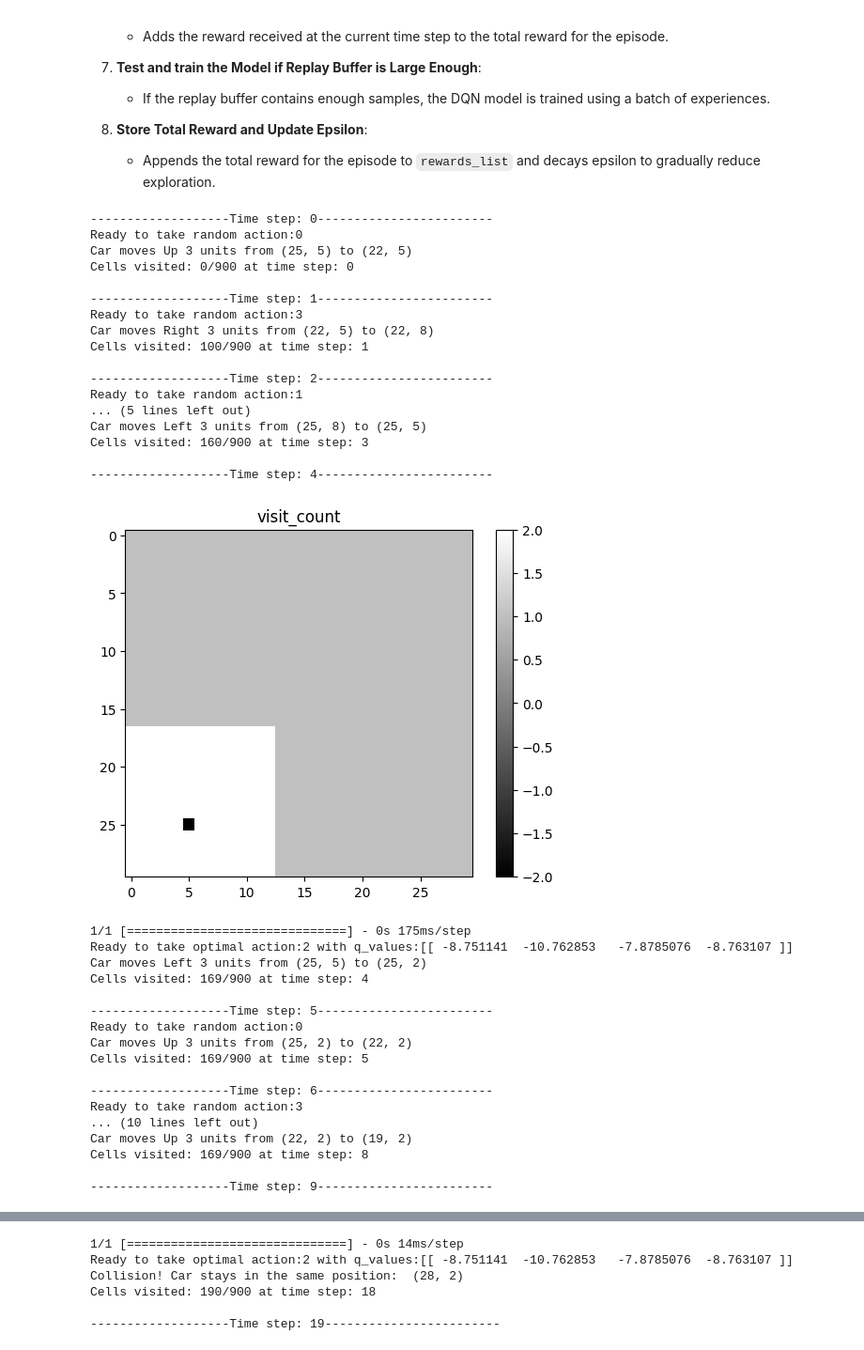
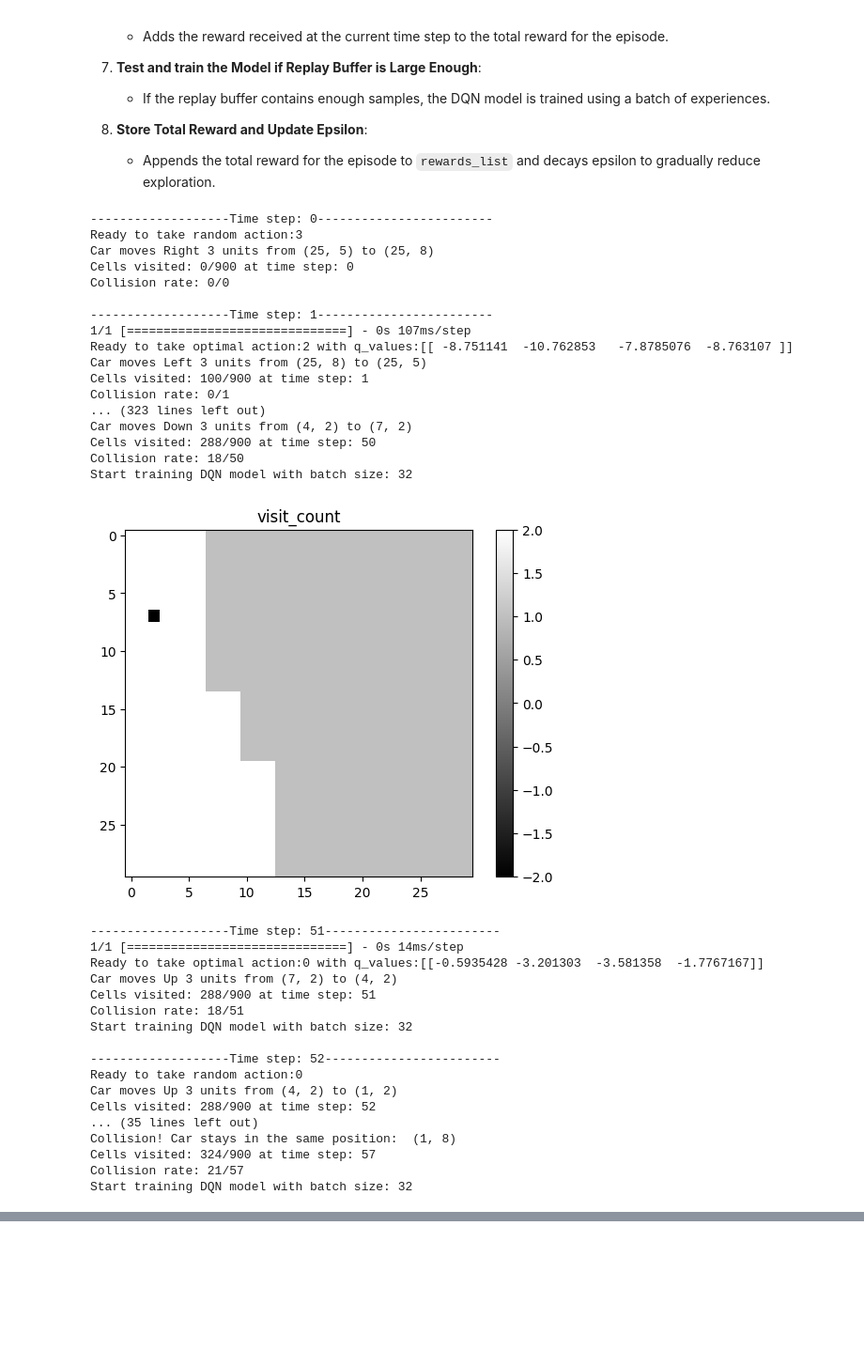
Before and after one commit to dragonundertheworld/ME5418, a Jupyter notebook: dummy_DQN.ipynb, the cells around one changed output, grey strips where cells are left out. Shown at 94% size. Cells and saved outputs as stored; diff of their text form; code cells hidden in the pictures; blank space fills up the shorter version.

```diff
--- a/dummy_DQN.ipynb
+++ b/dummy_DQN.ipynb
@@ -67,7 +67,7 @@ epochs = 10 # 每个地图训练次数
 
 # DQN parameters
 gamma = 0.99  # discount rate, 0.99 means the future rewards are considered important
-epsilon = 0.8 # 探索率
+epsilon = 0.6 # 探索率
 epsilon_min = 0.01 # 最小探索率
 epsilon_decay = 0.995 # 探索衰减率
 
@@ -210,7 +210,7 @@ def select_action(state, epsilon):
         action = random.randrange(action_size)  # Explore: random action
         print(f'Ready to take random action:{action}')
     else:
-        env.render(map_type="visit_count")
+#         env.render(map_type="visit_count")
         q_values = model.predict(state)  # Exploit: select action with max Q-value
         action_list = np.argsort(q_values[0])[::-1]
         action = action_list[0]
@@ -404,6 +404,7 @@ if train_mode == 'test':
     replay_buffer = deque(maxlen=2000)
     images = []
     titles = []
+    collision_time = 0
 
     # Loop through each time step
     for time_step in range(time_steps):
@@ -422,63 +423,69 @@ if train_mode == 'test':
             save_to_gif(images,'test_dqn_gif', f'policy_by_DQN_fully_explored{time.strftime("%m-%d_%H-%M")}.gif', titles)
             print("ALL DONE")
             break
-        cells_visited = state[0][state[0] == EXPLORED].shape[0] # 计算已经访问的cell数量
+
+        # Calculate the number of cells visited
+        cells_visited = state[0][state[0] == EXPLORED].shape[0]
         cells = env.map_size[0]*env.map_size[1]
         print(f"Cells visited: {cells_visited}/{env.map_size[0]*env.map_size[1]} at time step: {time_step}")
+
+        # Collision rate
+        collision_time = collision_time + 1 if env.COLLISION_FLAG else collision_time
+        print(f"Collision rate: {collision_time}/{time_step}")
 
         # Store the data into replay buffer
         next_state,_ = prepare_state(next_state)
         replay_buffer.append((state, action, reward, next_state, done)) # 将数据存入replay buffer
 
         # Update state
         state = next_state
 
         # Training while testing
         if len(replay_buffer) > batch_size: # 当步数大于batch size时开始训练
             print(f"Start training DQN model with batch size: {batch_size}")
             losses = train_dqn(batch_size)
 
             # if time_step % 3 == 0:
             #     save_to_gif(images,'test_dqn_gif', f'policy_by_DQN_{time.strftime("%m-%d_%H-%M")}.gif', titles)
 
             # If we are in train mode, save the gym, model and replay buffer for emergency stop every 100 time steps
             if time_step % 50 == 0:
                 save_to_gif(images,'test_dqn_gif', f'policy_by_DQN_{time.strftime("%m-%d_%H-%M")}.gif', titles)
                 env.render(map_type="visit_count")
                 epsilon = epsilon * epsilon_decay if epsilon > epsilon_min else epsilon_min
 # %% [output]
 -------------------Time step: 0------------------------
-Ready to take random action:0
-Car moves Up 3 units from (25, 5) to (22, 5)
+Ready to take random action:3
+Car moves Right 3 units from (25, 5) to (25, 8)
 Cells visited: 0/900 at time step: 0
+Collision rate: 0/0
 
 -------------------Time step: 1------------------------
-Ready to take random action:3
-Car moves Right 3 units from (22, 5) to (22, 8)
+1/1 [==============================] - 0s 107ms/step
+Ready to take optimal action:2 with q_values:[[ -8.751141  -10.762853   -7.8785076  -8.763107 ]]
+Car moves Left 3 units from (25, 8) to (25, 5)
 Cells visited: 100/900 at time step: 1
-
--------------------Time step: 2------------------------
-Ready to take random action:1
-... (5 lines left out)
-Car moves Left 3 units from (25, 8) to (25, 5)
-Cells visited: 160/900 at time step: 3
-
--------------------Time step: 4------------------------
+Collision rate: 0/1
+... (323 lines left out)
+Car moves Down 3 units from (4, 2) to (7, 2)
+Cells visited: 288/900 at time step: 50
+Collision rate: 18/50
+Start training DQN model with batch size: 32
-[figure, old version]
+[figure, new version]
-1/1 [==============================] - 0s 175ms/step
-Ready to take optimal action:2 with q_values:[[ -8.751141  -10.762853   -7.8785076  -8.763107 ]]
-Car moves Left 3 units from (25, 5) to (25, 2)
-Cells visited: 169/900 at time step: 4
+-------------------Time step: 51------------------------
+1/1 [==============================] - 0s 14ms/step
+Ready to take optimal action:0 with q_values:[[-0.5935428 -3.201303  -3.581358  -1.7767167]]
+Car moves Up 3 units from (7, 2) to (4, 2)
+Cells visited: 288/900 at time step: 51
+Collision rate: 18/51
+Start training DQN model with batch size: 32
 
--------------------Time step: 5------------------------
+-------------------Time step: 52------------------------
 Ready to take random action:0
-Car moves Up 3 units from (25, 2) to (22, 2)
-Cells visited: 169/900 at time step: 5
-
--------------------Time step: 6------------------------
-Ready to take random action:3
-... (10 lines left out)
-Car moves Up 3 units from (22, 2) to (19, 2)
-Cells visited: 169/900 at time step: 8
-
--------------------Time step: 9------------------------
+Car moves Up 3 units from (4, 2) to (1, 2)
+Cells visited: 288/900 at time step: 52
+... (35 lines left out)
+Collision! Car stays in the same position:  (1, 8)
+Cells visited: 324/900 at time step: 57
+Collision rate: 21/57
+Start training DQN model with batch size: 32
@@ -516,6 +491,0 @@ Cells visited: 190/900 at time step: 17
-1/1 [==============================] - 0s 14ms/step
-Ready to take optimal action:2 with q_values:[[ -8.751141  -10.762853   -7.8785076  -8.763107 ]]
-Collision! Car stays in the same position:  (28, 2)
-Cells visited: 190/900 at time step: 18
-
--------------------Time step: 19------------------------
```
Also changed, not shown: parts of 3 cells of this notebook, 13 other files.
